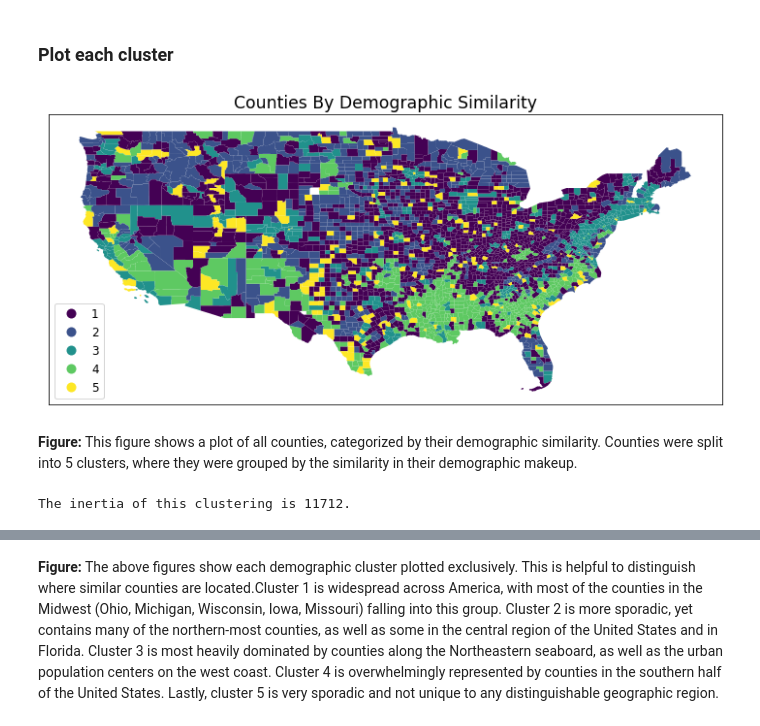
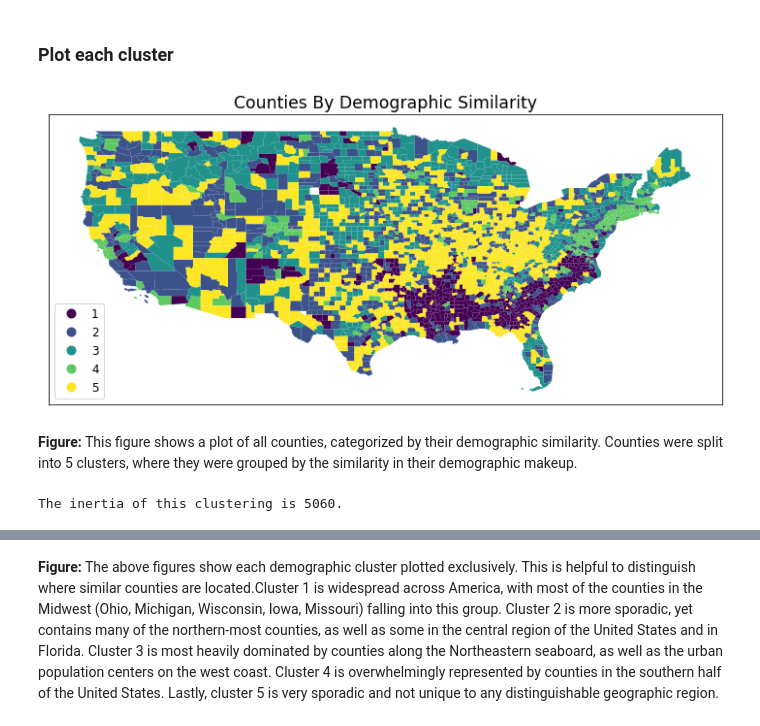
Before and after one commit to DesiPilla/demographics-voterid-turnout, a Jupyter notebook: Data_Analysis.ipynb, the cells around one changed output, grey strips where cells are left out. Cells and saved outputs as stored; diff of their text form; code cells hidden in the pictures.

```diff
--- a/Data_Analysis.ipynb
+++ b/Data_Analysis.ipynb
@@ -231,6 +272,6 @@ fig.savefig('/content/drive/My Drive/MLPP Project/Pictures/conditionals/idlaw_co
 # %%
 dis_means, non_dis_means = [], []
-dis_stds, non_dis_stds = [], []
+dis_serrs, non_dis_serrs = [], []
 pvals = []
 
 for c in cols:
@@ -247,10 +288,10 @@ for c in cols:
     non_dis_means.append(non_dis_mean)
 
     # Fint the standard deviation of each group
-    dis_std = np.std(dis)
-    dis_stds.append(dis_std)
-    non_dis_std = np.std(non_dis)
-    non_dis_stds.append(non_dis_std)
+    dis_serr = np.std(dis) / len(dis)**0.5
+    dis_serrs.append(dis_serr)
+    non_dis_serr = np.std(non_dis) / len(non_dis)**0.5
+    non_dis_serrs.append(non_dis_serr)
 
     # Conduct a z-test on the two groups
     z_statistic, pval = ztest(dis,non_dis)
@@ -266,13 +307,14 @@ fig, ax = plt.subplots(figsize=(10, 5))
 
 # Make the plot
 ax.bar(x1, dis_means, color='indianred', width=barWidth, edgecolor='white', label='Disadvantaged Counties')
-ax.errorbar(x1, dis_means, yerr=dis_stds, fmt=',k', capsize=5)
+ax.errorbar(x1, dis_means, yerr=dis_serrs, fmt=',k', capsize=5)
 ax.bar(x2, non_dis_means, color='royalblue', width=barWidth, edgecolor='white', label='Non-disadvantaged counties')
-ax.errorbar(x2, non_dis_means, yerr=non_dis_stds, fmt=',k', capsize=5)
+ax.errorbar(x2, non_dis_means, yerr=non_dis_serrs, fmt=',k', capsize=5)
 ax.set_xticks((x1 + x2)/2)
 ax.set_xticklabels(feat_labels, fontsize='x-large', rotation=0)
 ax.set_ylim(0, 1)
-ax.set_title('', fontsize='x-large')
+ax.set_title('Difference between Disadvantaged and Non-disadvantaged counties', fontsize='x-large')
+ax.set_ylabel('standardized units')
 ax.legend(fontsize='x-large')
 
 fig.savefig('/content/drive/My Drive/MLPP Project/Pictures/conditionals/disadvantaged_conditional_turnouts.png', clobber=True)
@@ -358,10 +425,6 @@ we reject null hypothesis
 # %%
-fig = plot_split('not_white', 'VoterIDLaw', 5, 'Minority Percentage');
-fig.savefig('/content/drive/My Drive/MLPP Project/Pictures/conditionals/minority_conditional_idlaw.png', clobber=True)
-
 fig = plot_split('not_white', 'turnout', 5, 'Minority Percentage');
 fig.savefig('/content/drive/My Drive/MLPP Project/Pictures/conditionals/minority_conditional_turnouts.png', clobber=True)
-
 print_anova('not_white', 'turnout', n_bins=5, target='Median Household Income')
 # %% [output]
 Null hypothesis: The samlpes have the same mean Median Household Income
@@ -532,23 +560,23 @@ ax.set_xticklabels(range(2, max_clust+1, 2));
 # %% [markdown]
 ### Plot each cluster
 # %%
-clust_cnty_st = feat_st.drop(columns=['VoterIDLaw'])
+clust_cnty_st = feat_st
 
 clust_1 = KMeans(n_clusters=5, random_state=667).fit(clust_cnty_st)
 
 data_no_ak['cluster'] = clust_1.predict(clust_cnty_st)
 data_mainland['cluster'] = data_no_ak[data_no_ak.state_abbr != 'HI'].cluster.astype(int) + 1
 
 fig, ax = geoplot_categorical(data_mainland, 'cluster', title="Counties By Demographic Similarity", legend_kwds={'loc':'lower left','fontsize':'large'})
 fig.savefig('/content/drive/My Drive/MLPP Project/Pictures/county demographic clusters/clusters.png');
 # %% [output]
-[figure, old version]
+[figure, new version]
 # %% [markdown]
 **Figure:** This figure shows a plot of all counties, categorized by their demographic similarity. Counties were split into 5 clusters, where they were grouped by the similarity in their demographic makeup.
 # %%
 print('The inertia of this clustering is {0:.0f}.'.format(clust_1.inertia_))
 # %% [output]
-The inertia of this clustering is 11712.
+The inertia of this clustering is 5060.
 # %%
 data_mainland['cluster'] = data_no_ak[data_no_ak.state_abbr != 'HI'].cluster
 
```
Also changed, not shown: parts of 84 cells of this notebook.
